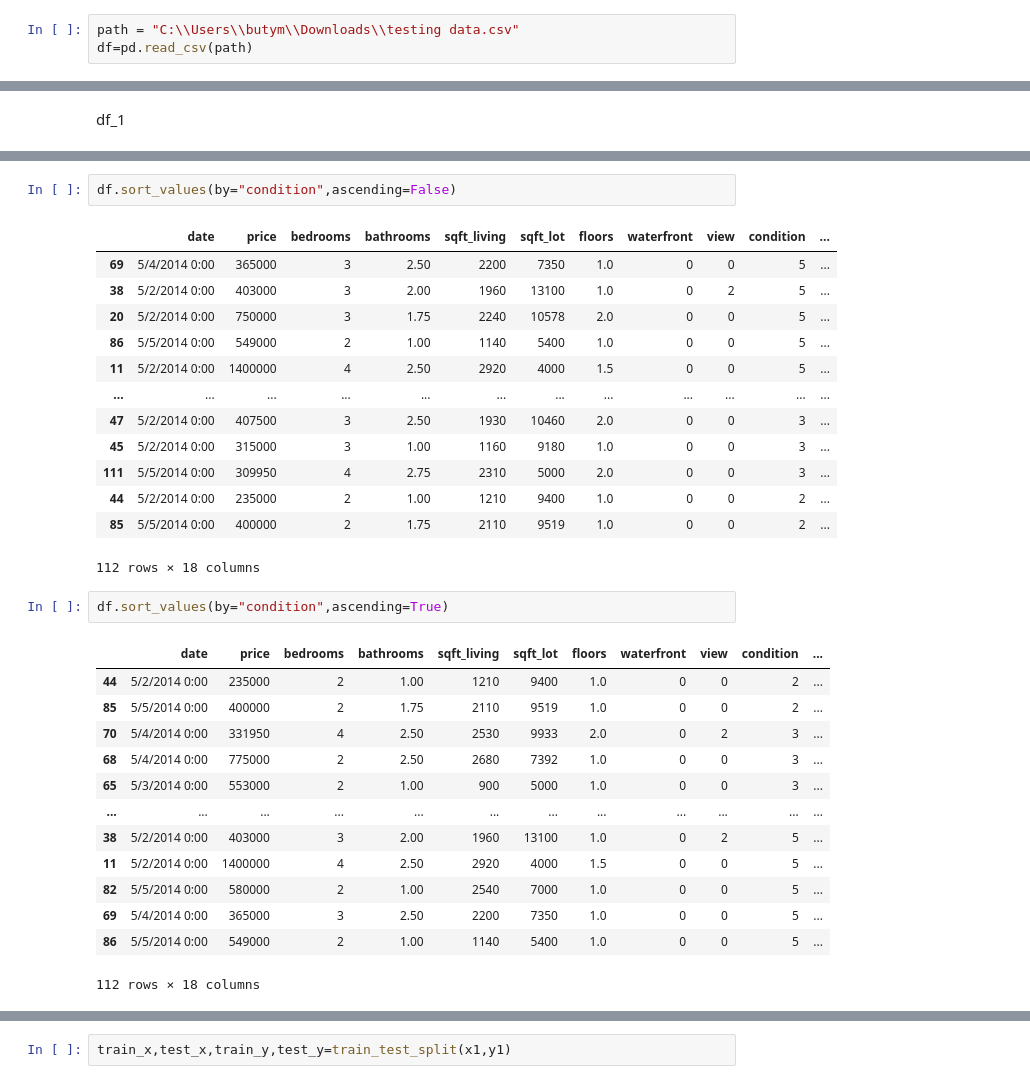
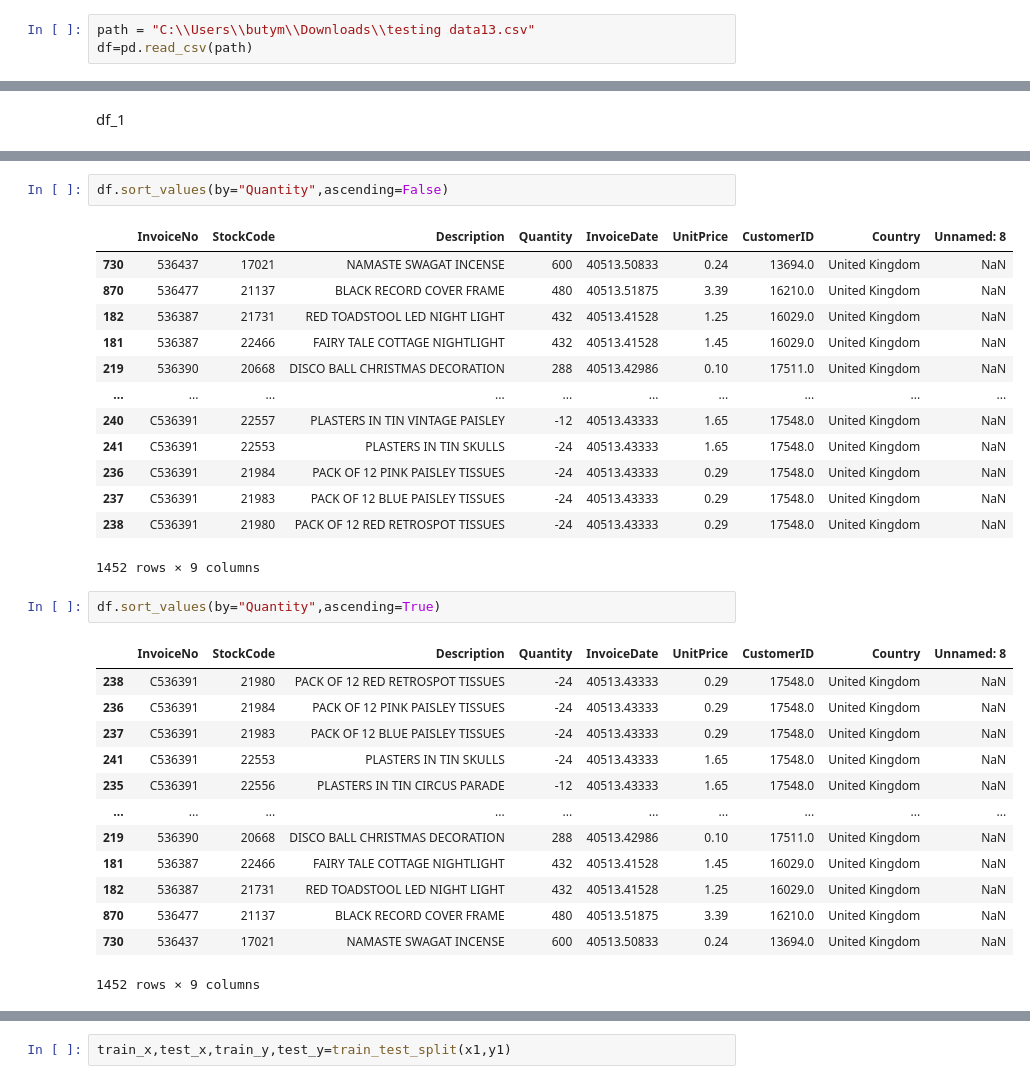
Before and after one commit to moeen507/CUSTOMER-SEGMENTATION-ANALYSIS-, a Jupyter notebook: customer data (2).ipynb, the cells around one changed output, grey strips where cells are left out. Saved outputs shown, nothing was run; the diff lists cells and outputs as text.

```diff
--- a/customer data (2).ipynb
+++ b/customer data (2).ipynb
@@ -10,5 +20,5 @@ import sklearn.preprocessing as sp
 # %%
-path = "C:\\Users\\butym\\Downloads\\testing data.csv"
+path = "C:\\Users\\butym\\Downloads\\testing data13.csv"
 df=pd.read_csv(path)
 # %%
 df
@@ -207,32 +187,32 @@ df.T.drop_duplicates().T
 # %%
-df.sort_values(by="condition",ascending=False)
+df.sort_values(by="Quantity",ascending=False)
 # %% [output]
-|  | date | price | bedrooms | bathrooms | sqft_living | sqft_lot | floors | waterfront | view | condition | ... |
-| 69 | 5/4/2014 0:00 | 365000 | 3 | 2.50 | 2200 | 7350 | 1.0 | 0 | 0 | 5 | ... |
-| 38 | 5/2/2014 0:00 | 403000 | 3 | 2.00 | 1960 | 13100 | 1.0 | 0 | 2 | 5 | ... |
-| 20 | 5/2/2014 0:00 | 750000 | 3 | 1.75 | 2240 | 10578 | 2.0 | 0 | 0 | 5 | ... |
-| 86 | 5/5/2014 0:00 | 549000 | 2 | 1.00 | 1140 | 5400 | 1.0 | 0 | 0 | 5 | ... |
-| 11 | 5/2/2014 0:00 | 1400000 | 4 | 2.50 | 2920 | 4000 | 1.5 | 0 | 0 | 5 | ... |
-| ... | ... | ... | ... | ... | ... | ... | ... | ... | ... | ... | ... |
-| 47 | 5/2/2014 0:00 | 407500 | 3 | 2.50 | 1930 | 10460 | 2.0 | 0 | 0 | 3 | ... |
-| 45 | 5/2/2014 0:00 | 315000 | 3 | 1.00 | 1160 | 9180 | 1.0 | 0 | 0 | 3 | ... |
-| 111 | 5/5/2014 0:00 | 309950 | 4 | 2.75 | 2310 | 5000 | 2.0 | 0 | 0 | 3 | ... |
-| 44 | 5/2/2014 0:00 | 235000 | 2 | 1.00 | 1210 | 9400 | 1.0 | 0 | 0 | 2 | ... |
-| 85 | 5/5/2014 0:00 | 400000 | 2 | 1.75 | 2110 | 9519 | 1.0 | 0 | 0 | 2 | ... |
+|  | InvoiceNo | StockCode | Description | Quantity | InvoiceDate | UnitPrice | CustomerID | Country | Unnamed: 8 |
+| 730 | 536437 | 17021 | NAMASTE SWAGAT INCENSE | 600 | 40513.50833 | 0.24 | 13694.0 | United Kingdom | NaN |
+| 870 | 536477 | 21137 | BLACK RECORD COVER FRAME | 480 | 40513.51875 | 3.39 | 16210.0 | United Kingdom | NaN |
+| 182 | 536387 | 21731 | RED TOADSTOOL LED NIGHT LIGHT | 432 | 40513.41528 | 1.25 | 16029.0 | United Kingdom | NaN |
+| 181 | 536387 | 22466 | FAIRY TALE COTTAGE NIGHTLIGHT | 432 | 40513.41528 | 1.45 | 16029.0 | United Kingdom | NaN |
+| 219 | 536390 | 20668 | DISCO BALL CHRISTMAS DECORATION | 288 | 40513.42986 | 0.10 | 17511.0 | United Kingdom | NaN |
+| ... | ... | ... | ... | ... | ... | ... | ... | ... | ... |
+| 240 | C536391 | 22557 | PLASTERS IN TIN VINTAGE PAISLEY | -12 | 40513.43333 | 1.65 | 17548.0 | United Kingdom | NaN |
+| 241 | C536391 | 22553 | PLASTERS IN TIN SKULLS | -24 | 40513.43333 | 1.65 | 17548.0 | United Kingdom | NaN |
+| 236 | C536391 | 21984 | PACK OF 12 PINK PAISLEY TISSUES | -24 | 40513.43333 | 0.29 | 17548.0 | United Kingdom | NaN |
+| 237 | C536391 | 21983 | PACK OF 12 BLUE PAISLEY TISSUES | -24 | 40513.43333 | 0.29 | 17548.0 | United Kingdom | NaN |
+| 238 | C536391 | 21980 | PACK OF 12 RED RETROSPOT TISSUES | -24 | 40513.43333 | 0.29 | 17548.0 | United Kingdom | NaN |
-112 rows × 18 columns
+1452 rows × 9 columns
 # %%
-df.sort_values(by="condition",ascending=True)
+df.sort_values(by="Quantity",ascending=True)
 # %% [output]
-|  | date | price | bedrooms | bathrooms | sqft_living | sqft_lot | floors | waterfront | view | condition | ... |
-| 44 | 5/2/2014 0:00 | 235000 | 2 | 1.00 | 1210 | 9400 | 1.0 | 0 | 0 | 2 | ... |
-| 85 | 5/5/2014 0:00 | 400000 | 2 | 1.75 | 2110 | 9519 | 1.0 | 0 | 0 | 2 | ... |
-| 70 | 5/4/2014 0:00 | 331950 | 4 | 2.50 | 2530 | 9933 | 2.0 | 0 | 2 | 3 | ... |
-| 68 | 5/4/2014 0:00 | 775000 | 2 | 2.50 | 2680 | 7392 | 1.0 | 0 | 0 | 3 | ... |
-| 65 | 5/3/2014 0:00 | 553000 | 2 | 1.00 | 900 | 5000 | 1.0 | 0 | 0 | 3 | ... |
-| ... | ... | ... | ... | ... | ... | ... | ... | ... | ... | ... | ... |
-| 38 | 5/2/2014 0:00 | 403000 | 3 | 2.00 | 1960 | 13100 | 1.0 | 0 | 2 | 5 | ... |
-| 11 | 5/2/2014 0:00 | 1400000 | 4 | 2.50 | 2920 | 4000 | 1.5 | 0 | 0 | 5 | ... |
-| 82 | 5/5/2014 0:00 | 580000 | 2 | 1.00 | 2540 | 7000 | 1.0 | 0 | 0 | 5 | ... |
-| 69 | 5/4/2014 0:00 | 365000 | 3 | 2.50 | 2200 | 7350 | 1.0 | 0 | 0 | 5 | ... |
-| 86 | 5/5/2014 0:00 | 549000 | 2 | 1.00 | 1140 | 5400 | 1.0 | 0 | 0 | 5 | ... |
+|  | InvoiceNo | StockCode | Description | Quantity | InvoiceDate | UnitPrice | CustomerID | Country | Unnamed: 8 |
+| 238 | C536391 | 21980 | PACK OF 12 RED RETROSPOT TISSUES | -24 | 40513.43333 | 0.29 | 17548.0 | United Kingdom | NaN |
+| 236 | C536391 | 21984 | PACK OF 12 PINK PAISLEY TISSUES | -24 | 40513.43333 | 0.29 | 17548.0 | United Kingdom | NaN |
+| 237 | C536391 | 21983 | PACK OF 12 BLUE PAISLEY TISSUES | -24 | 40513.43333 | 0.29 | 17548.0 | United Kingdom | NaN |
+| 241 | C536391 | 22553 | PLASTERS IN TIN SKULLS | -24 | 40513.43333 | 1.65 | 17548.0 | United Kingdom | NaN |
+| 235 | C536391 | 22556 | PLASTERS IN TIN CIRCUS PARADE | -12 | 40513.43333 | 1.65 | 17548.0 | United Kingdom | NaN |
+| ... | ... | ... | ... | ... | ... | ... | ... | ... | ... |
+| 219 | 536390 | 20668 | DISCO BALL CHRISTMAS DECORATION | 288 | 40513.42986 | 0.10 | 17511.0 | United Kingdom | NaN |
+| 181 | 536387 | 22466 | FAIRY TALE COTTAGE NIGHTLIGHT | 432 | 40513.41528 | 1.45 | 16029.0 | United Kingdom | NaN |
+| 182 | 536387 | 21731 | RED TOADSTOOL LED NIGHT LIGHT | 432 | 40513.41528 | 1.25 | 16029.0 | United Kingdom | NaN |
+| 870 | 536477 | 21137 | BLACK RECORD COVER FRAME | 480 | 40513.51875 | 3.39 | 16210.0 | United Kingdom | NaN |
+| 730 | 536437 | 17021 | NAMASTE SWAGAT INCENSE | 600 | 40513.50833 | 0.24 | 13694.0 | United Kingdom | NaN |
-112 rows × 18 columns
+1452 rows × 9 columns
```
Also changed, not shown: parts of 34 cells of this notebook.
